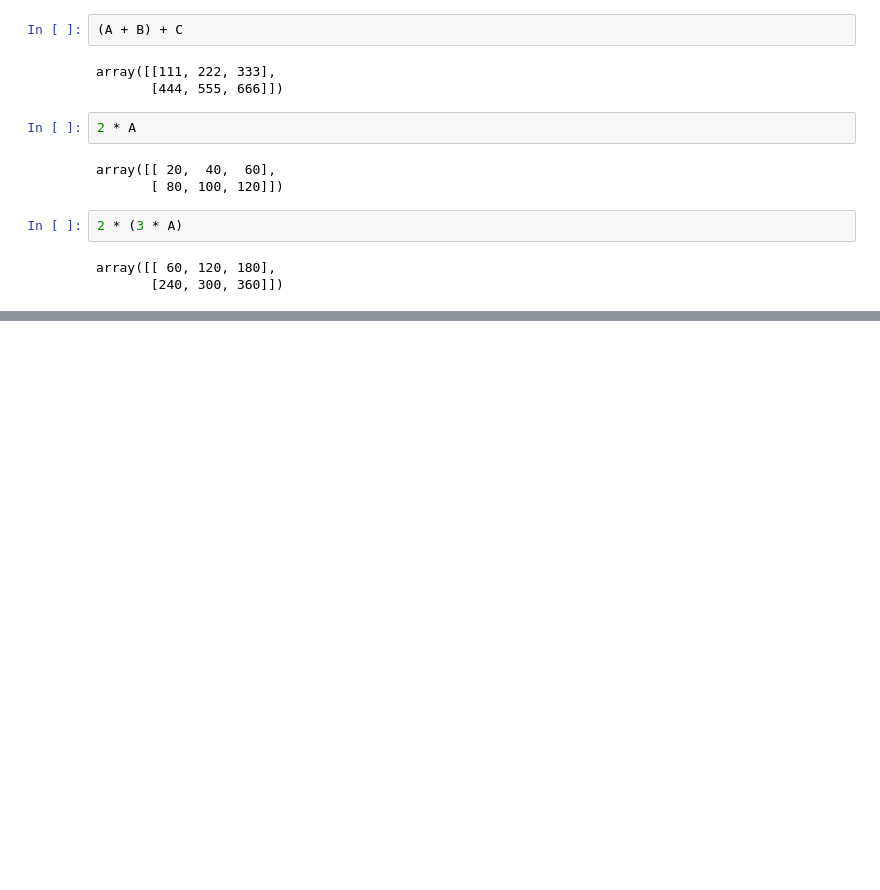
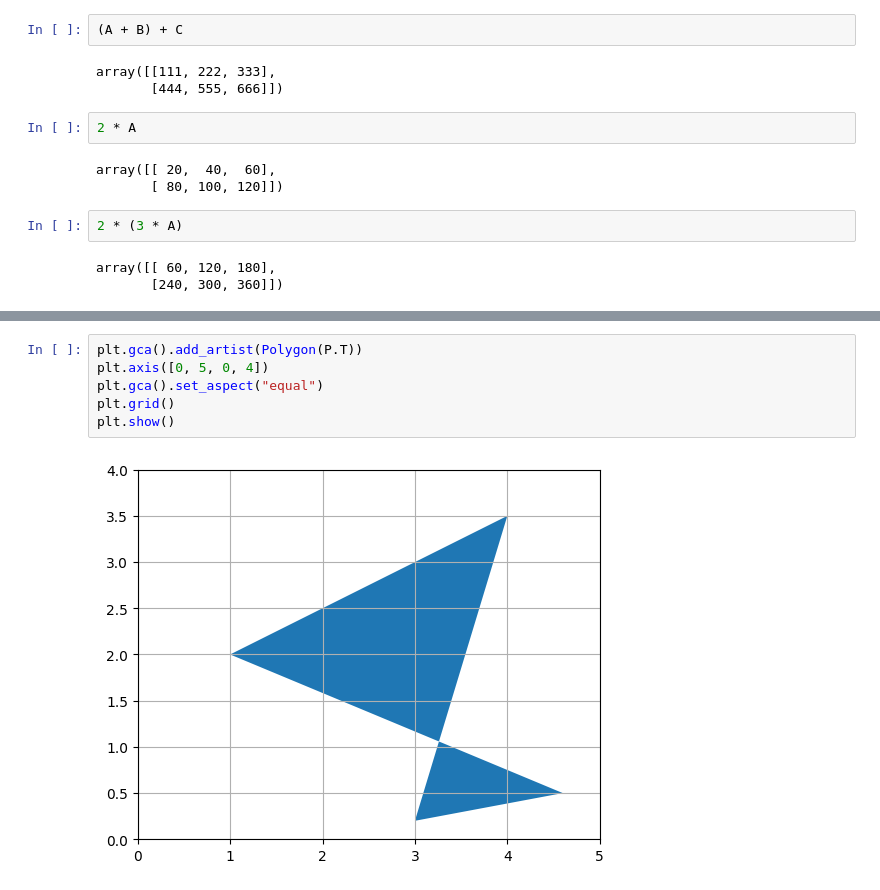
Before and after one commit to AlexBros99/linear_warmup, a Jupyter notebook: main.ipynb, the cells around one changed output, grey strips where cells are left out. Cells and saved outputs as stored; diff of their text form; blank space fills up the shorter version.

```diff
--- a/main.ipynb
+++ b/main.ipynb
@@ -303,0 +414,8 @@ array([[ 60, 120, 180],
+# %%
+plt.gca().add_artist(Polygon(P.T))
+plt.axis([0, 5, 0, 4])
+plt.gca().set_aspect("equal")
+plt.grid()
+plt.show()
+# %% [output]
+[figure, added]
```
Also changed, not shown: parts of 26 cells of this notebook.
